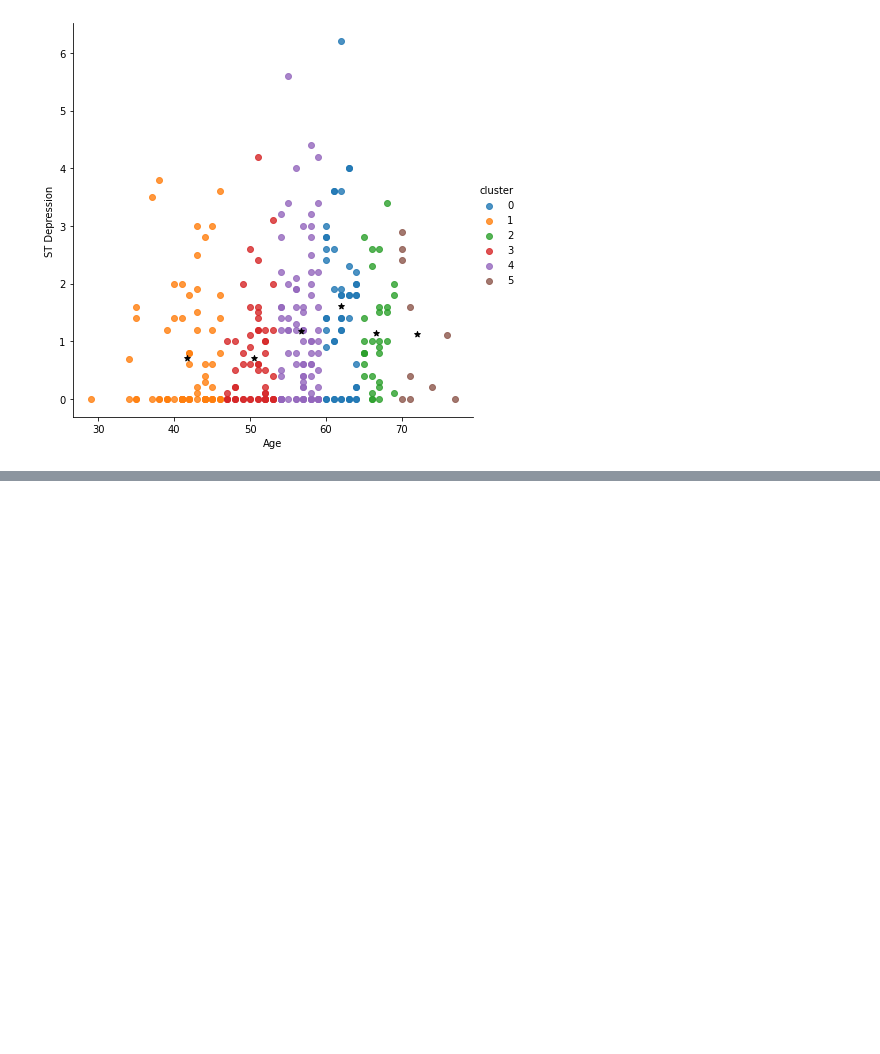
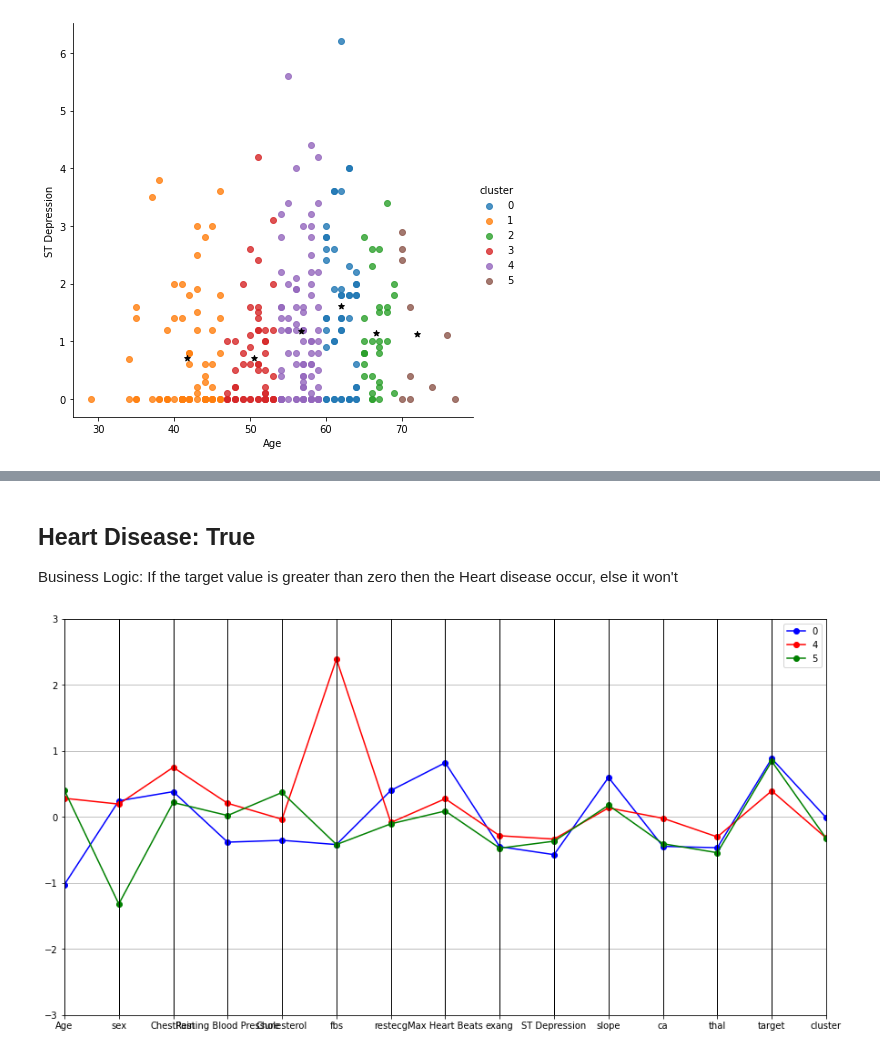
Before and after one commit to AnishaA-git/Heart_Disease, a Jupyter notebook: Heart_Disease_with_githublink.ipynb, the cells around one changed output, grey strips where cells are left out. Saved outputs shown, nothing was run; the diff lists cells and outputs as text; code cells hidden in the pictures; blank space fills up the shorter version.

```diff
--- a/Heart_Disease_with_githublink.ipynb
+++ b/Heart_Disease_with_githublink.ipynb
@@ -333,0 +384,3 @@ INFO:tensorflow:Done running local_init_op.
+# %%
+centers = model.cluster_centers_
+centers
@@ -333,0 +406,24 @@ INFO:tensorflow:Done running local_init_op.
+# %%
+# Function that creates a DataFrame with a column for Cluster Number
+
+def pd_centers(df, centers):
+	colNames = list(df)
+	colNames.append('prediction')
+
+	# Zip with a column called 'prediction' (index)
+	Z = [np.append(A, index) for index, A in enumerate(centers)]
+
+	# Convert to pandas data frame for plotting
+	P = pd.DataFrame(Z, columns=colNames)
+	P['prediction'] = P['prediction'].astype(int)
+	return P
+# %%
+# Function that creates Parallel Plots
+
+def parallel_plot(df):
+	my_colors = list(islice(cycle(['b', 'r', 'g', 'y', 'k']), None, len(df)))
+	plt.figure(figsize=(15,8)).gca().axes.set_ylim([-3,+3])
+	parallel_coordinates(df, 'prediction', color = my_colors, marker='o')
+# %%
+P = pd_centers(df, centers)
+P
@@ -333,0 +438,8 @@ INFO:tensorflow:Done running local_init_op.
+# %% [markdown]
+## Heart Disease: True
+
+Business Logic: If the target value is greater than zero then the Heart disease occur, else it won't
+# %%
+parallel_plot(P[P['target'] > 0])
+# %% [output]
+[figure, added]
```
Also changed, not shown: parts of 14 cells of this notebook.
